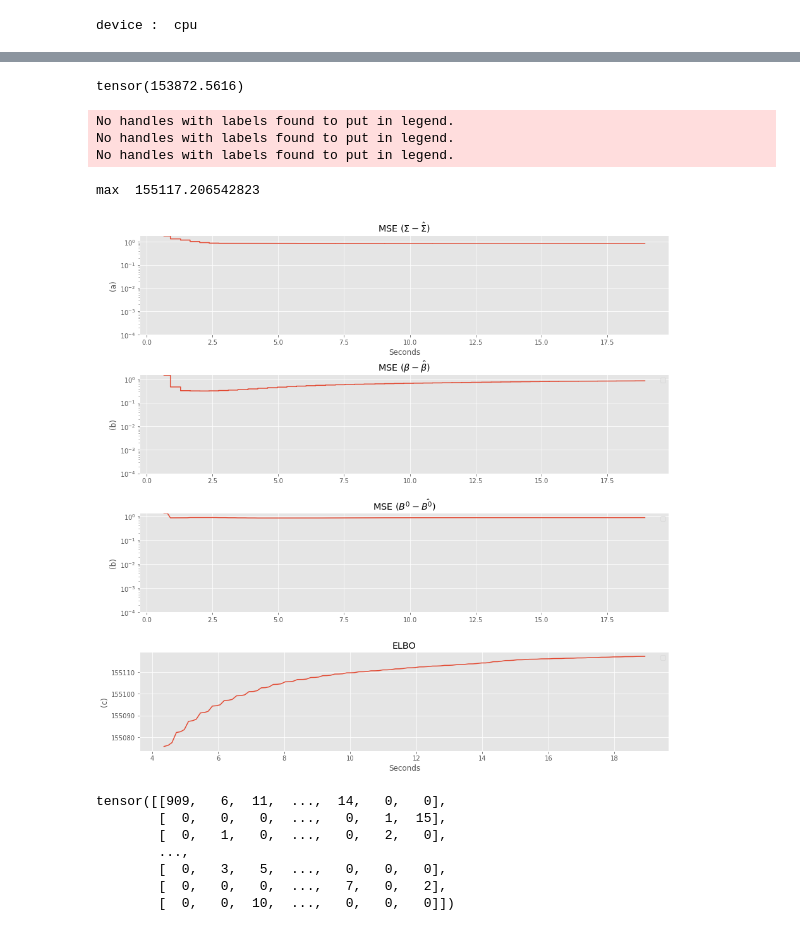
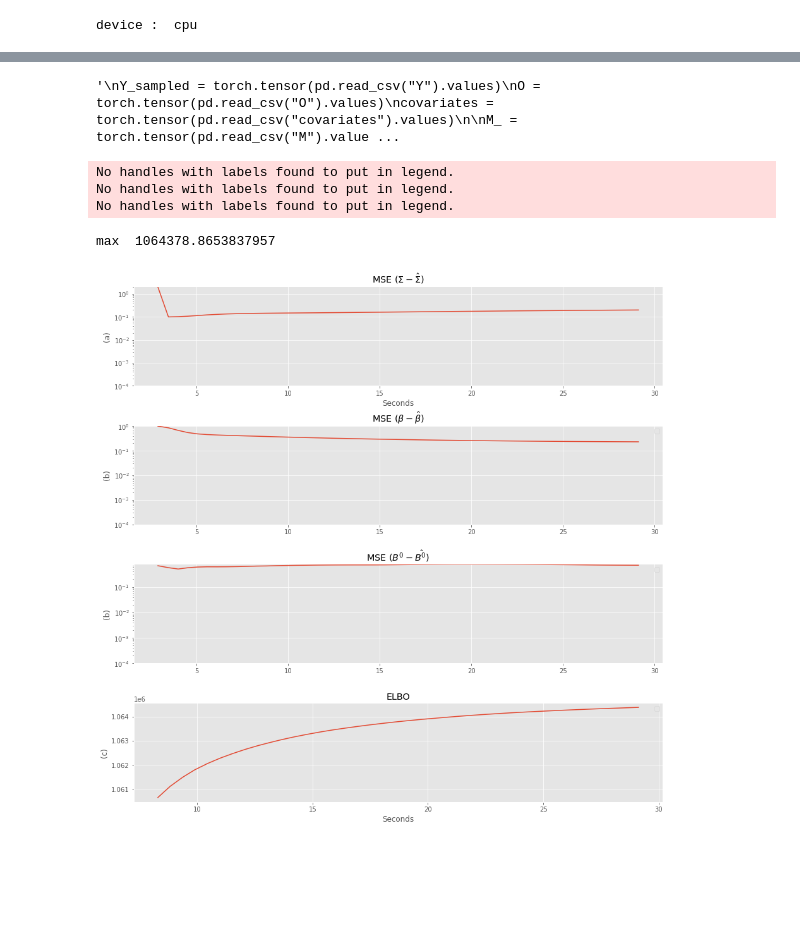
Before and after one commit to PLN-team/pyPLNmodels, a Jupyter notebook: ZI_PLN.ipynb, the cells around one changed output, grey strips where cells are left out. Cells and saved outputs as stored; diff of their text form; code cells hidden in the pictures; blank space fills up the shorter version.

```diff
--- a/ZI_PLN.ipynb
+++ b/ZI_PLN.ipynb
@@ -399,3 +405,6 @@ class ZI_PLN():
             old_W = torch.clone(W)
         print('nb iteration : ', i)
         return W
+# %%
+model = ZI_PLN()
+model.fit(Y_sampled, O, covariates, tolerance=0 ,Niter = 50,lr = 0.1,  verbose= False, good_init = False)
@@ -414,4 +441,5 @@ NameError: name 'fit' is not defined
 # %%
+'''
 Y_sampled = torch.tensor(pd.read_csv("Y").values)
 O = torch.tensor(pd.read_csv("O").values)
 covariates = torch.tensor(pd.read_csv("covariates").values)
@@ -427,8 +455,9 @@ true_B_zero = torch.tensor(pd.read_csv("true_B_zero").values)
 dirac_ = (Y_sampled==0)
 
 ELBO_ZI(Y_sampled,O,covariates, M_, S_, true_Sigma, true_beta, pi_, true_B_zero, dirac_)
+'''
 # %% [output]
-tensor(153872.5616)
+'\nY_sampled = torch.tensor(pd.read_csv("Y").values)\nO = torch.tensor(pd.read_csv("O").values)\ncovariates = torch.tensor(pd.read_csv("covariates").values)\n\nM_ = torch.tensor(pd.read_csv("M").value ...
 # %%
 def ELBO_ZI(Y,O,covariates, M, S, Sigma, beta, pi, B_zero, dirac):
     if torch.norm(pi*dirac - pi) > 0.0001:
@@ -482,10 +511,10 @@ def closed_pi(O,M,S,dirac, covariates, B_zero):
     pi_chap = torch.multiply(sigmoid(A+torch.mm(covariates, B_zero)), dirac)
     return pi_chap
 # %%
-show(model_blockwise)
+show(model)
 # %% [output]
 No handles with labels found to put in legend.
 No handles with labels found to put in legend.
 No handles with labels found to put in legend.
-max  155117.206542823
+max  1064378.8653837957
-[figure, old version]
+[figure, new version]
@@ -498,10 +520,0 @@ pdy = pd.DataFrame(model_blockwise.S.detach().numpy())
-# %%
-Y_sampled
-# %% [output]
-tensor([[909,   6,  11,  ...,  14,   0,   0],
-        [  0,   0,   0,  ...,   0,   1,  15],
-        [  0,   1,   0,  ...,   0,   2,   0],
-        ...,
-        [  0,   3,   5,  ...,   0,   0,   0],
-        [  0,   0,   0,  ...,   7,   0,   2],
-        [  0,   0,  10,  ...,   0,   0,   0]])
```
Also changed, not shown: parts of 17 cells of this notebook, 44 other files.
